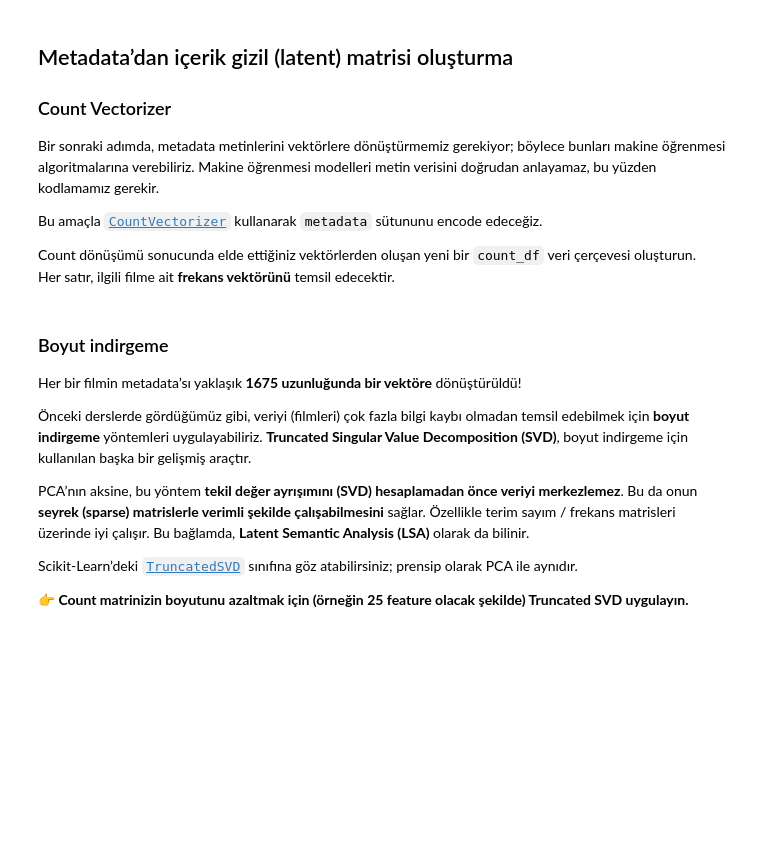
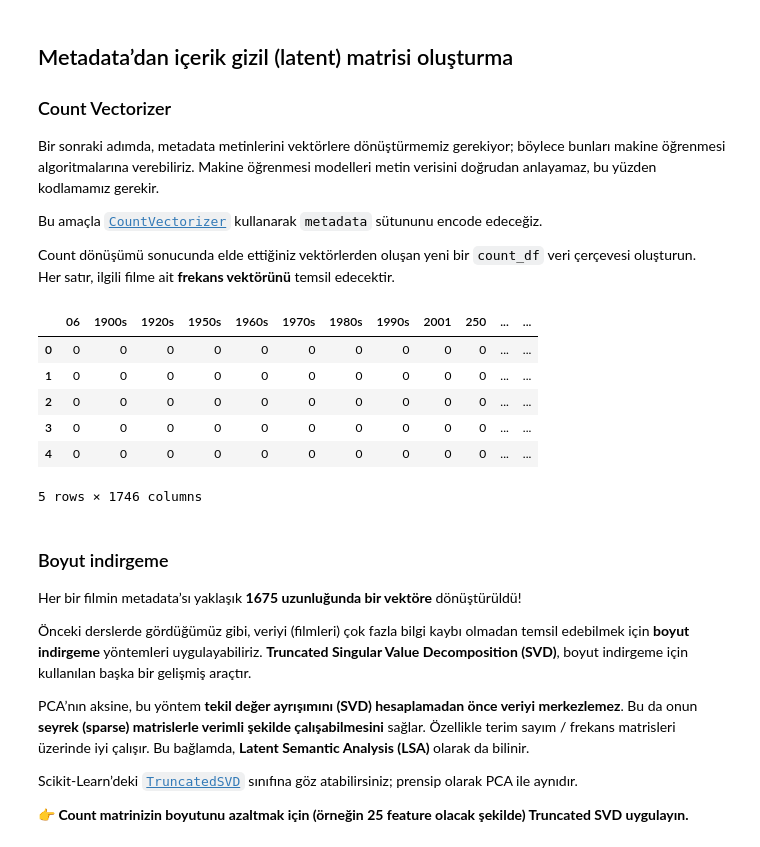
Before and after one commit to zulalyilmazer/S17D3-S-data-movie-recommendation, a Jupyter notebook: recommender-system.ipynb, the cells around one changed output. Saved outputs shown, nothing was run; the diff lists cells and outputs as text; code cells hidden in the pictures; blank space fills up the shorter version.

```diff
--- a/recommender-system.ipynb
+++ b/recommender-system.ipynb
@@ -172,3 +201,13 @@ Her satır, ilgili filme ait **frekans vektörünü** temsil edecektir.
+# %%
+count_df.head()
+# %% [output]
+|  | 06 | 1900s | 1920s | 1950s | 1960s | 1970s | 1980s | 1990s | 2001 | 250 | ... | ... |
+| 0 | 0 | 0 | 0 | 0 | 0 | 0 | 0 | 0 | 0 | 0 | ... | ... |
+| 1 | 0 | 0 | 0 | 0 | 0 | 0 | 0 | 0 | 0 | 0 | ... | ... |
+| 2 | 0 | 0 | 0 | 0 | 0 | 0 | 0 | 0 | 0 | 0 | ... | ... |
+| 3 | 0 | 0 | 0 | 0 | 0 | 0 | 0 | 0 | 0 | 0 | ... | ... |
+| 4 | 0 | 0 | 0 | 0 | 0 | 0 | 0 | 0 | 0 | 0 | ... | ... |
+5 rows × 1746 columns
 # %% [markdown]
 ### Boyut indirgeme
 
```
Also changed, not shown: parts of 7 cells of this notebook, 1 other file.
